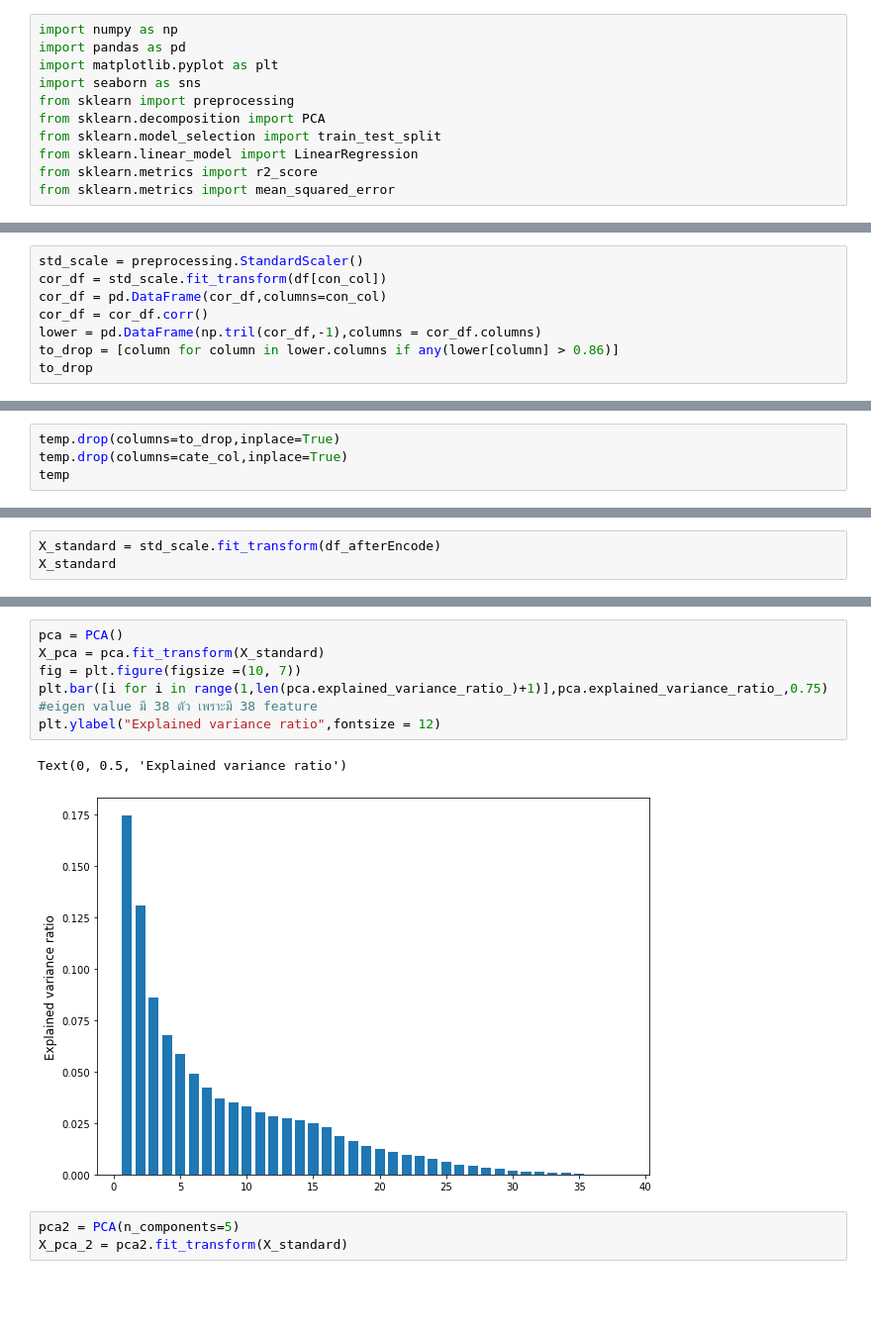
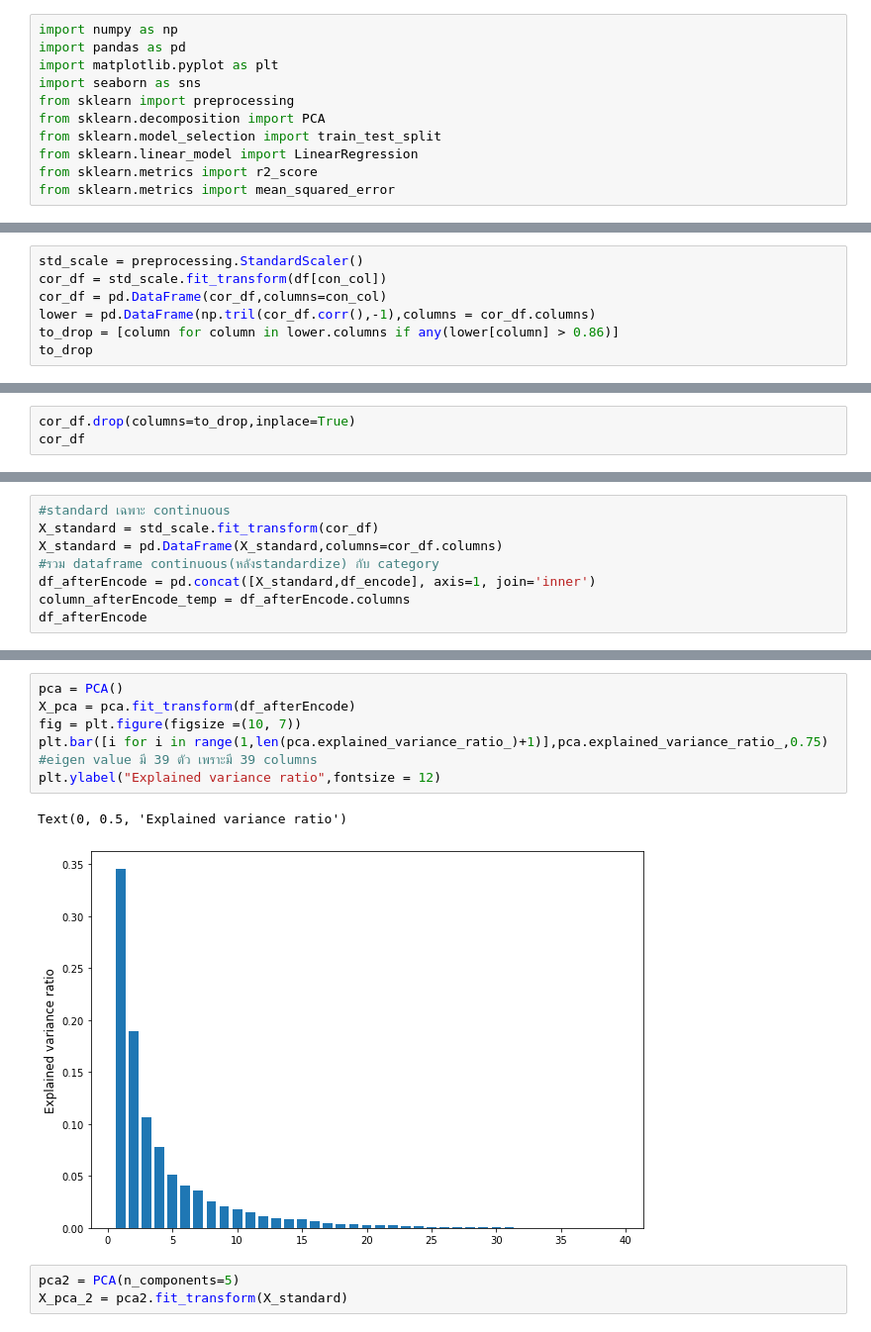
Before and after one commit to oathathat/ML_Kmitl_3D, a Jupyter notebook: Lab/Lab4.ipynb, the cells around one changed output, grey strips where cells are left out. Shown: that part at 99% size. Drawn from its saved outputs; the diff is of its cells as text; blank space fills up the shorter version.

```diff
--- a/Lab/Lab4.ipynb
+++ b/Lab/Lab4.ipynb
@@ -62,8 +57,7 @@ len(con_col)+len(cate_col)
 std_scale = preprocessing.StandardScaler()
 cor_df = std_scale.fit_transform(df[con_col])
 cor_df = pd.DataFrame(cor_df,columns=con_col)
-cor_df = cor_df.corr()
-lower = pd.DataFrame(np.tril(cor_df,-1),columns = cor_df.columns)
+lower = pd.DataFrame(np.tril(cor_df.corr(),-1),columns = cor_df.columns)
 to_drop = [column for column in lower.columns if any(lower[column] > 0.86)]
 to_drop
 # %% [output]
@@ -71,5 +65,4 @@ to_drop
 # %%
-temp.drop(columns=to_drop,inplace=True)
-temp.drop(columns=cate_col,inplace=True)
-temp
+cor_df.drop(columns=to_drop,inplace=True)
+cor_df
 # %% [output]
@@ -127,3 +98,0 @@ df_afterEncode
-# %%
-X_standard = std_scale.fit_transform(df_afterEncode)
-X_standard
@@ -143,0 +99,8 @@ array([[ 1.74347043, -2.0204173 , -0.01456628, ...,  1.08666971,
+# %%
+#standard เฉพาะ continuous
+X_standard = std_scale.fit_transform(cor_df)
+X_standard = pd.DataFrame(X_standard,columns=cor_df.columns)
+#รวม dataframe continuous(หลังstandardize) กับ category
+df_afterEncode = pd.concat([X_standard,df_encode], axis=1, join='inner')
+column_afterEncode_temp = df_afterEncode.columns
+df_afterEncode
@@ -144,12 +121,12 @@ array([[ 1.74347043, -2.0204173 , -0.01456628, ...,  1.08666971,
 # %%
 pca = PCA()
-X_pca = pca.fit_transform(X_standard)
+X_pca = pca.fit_transform(df_afterEncode)
 fig = plt.figure(figsize =(10, 7))
-plt.bar([i for i in range(1,len(pca.explained_variance_ratio_)+1)],pca.explained_variance_ratio_,0.75)  #eigen value มี 38 ตัว เพราะมี 38 feature
+plt.bar([i for i in range(1,len(pca.explained_variance_ratio_)+1)],pca.explained_variance_ratio_,0.75)  #eigen value มี 39 ตัว เพราะมี 39 columns
 plt.ylabel("Explained variance ratio",fontsize = 12)
 # %% [output]
 Text(0, 0.5, 'Explained variance ratio')
-[figure, old version]
+[figure, new version]
 # %%
 pca2 = PCA(n_components=5)
 X_pca_2 = pca2.fit_transform(X_standard)
```
Also changed, not shown: parts of 14 cells of this notebook, 1 other file.
